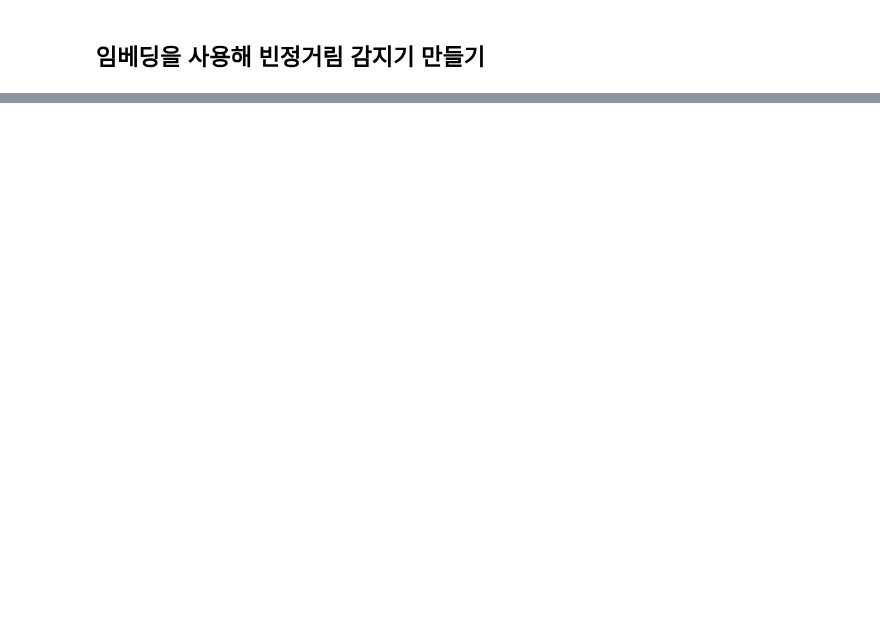
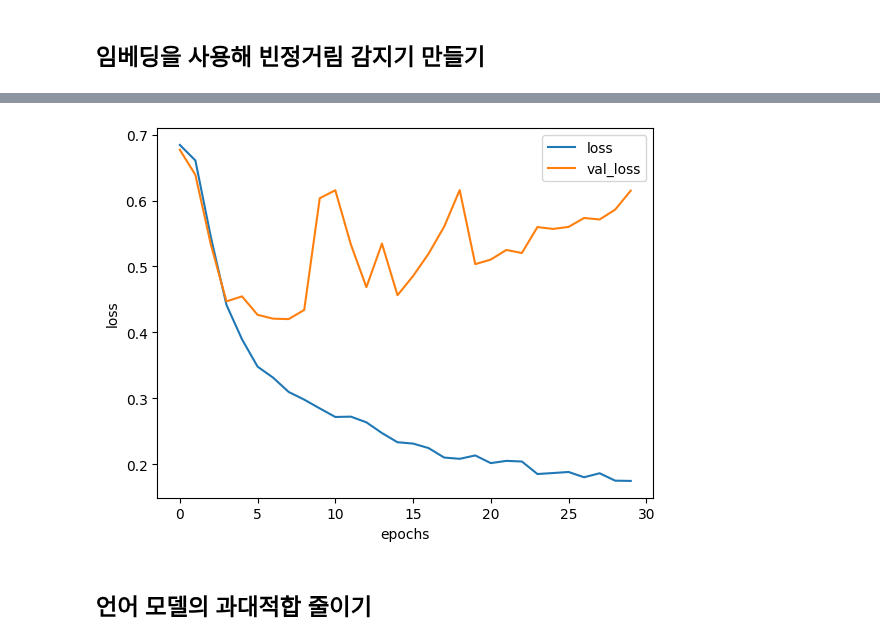
Before and after one commit to Gugo-le/school_record_, a Jupyter notebook: sentiment.ipynb, the cells around one changed output, grey strips where cells are left out. Saved outputs shown, nothing was run; the diff lists cells and outputs as text; code cells hidden in the pictures; blank space fills up the shorter version.

```diff
--- a/sentiment.ipynb
+++ b/sentiment.ipynb
@@ -77,0 +155,11 @@ testing_padded = pad_sequences(testing_sequences, maxlen=max_length, padding=pad
+# %%
+plt.plot(history.history['loss'])
+plt.plot(history.history['val_loss'])
+plt.xlabel('epochs')
+plt.ylabel('loss')
+plt.legend(['loss', 'val_loss'])
+plt.show()
+# %% [output]
+[figure, added]
+# %% [markdown]
+## 언어 모델의 과대적합 줄이기
```
Also changed, not shown: parts of 7 cells of this notebook.
